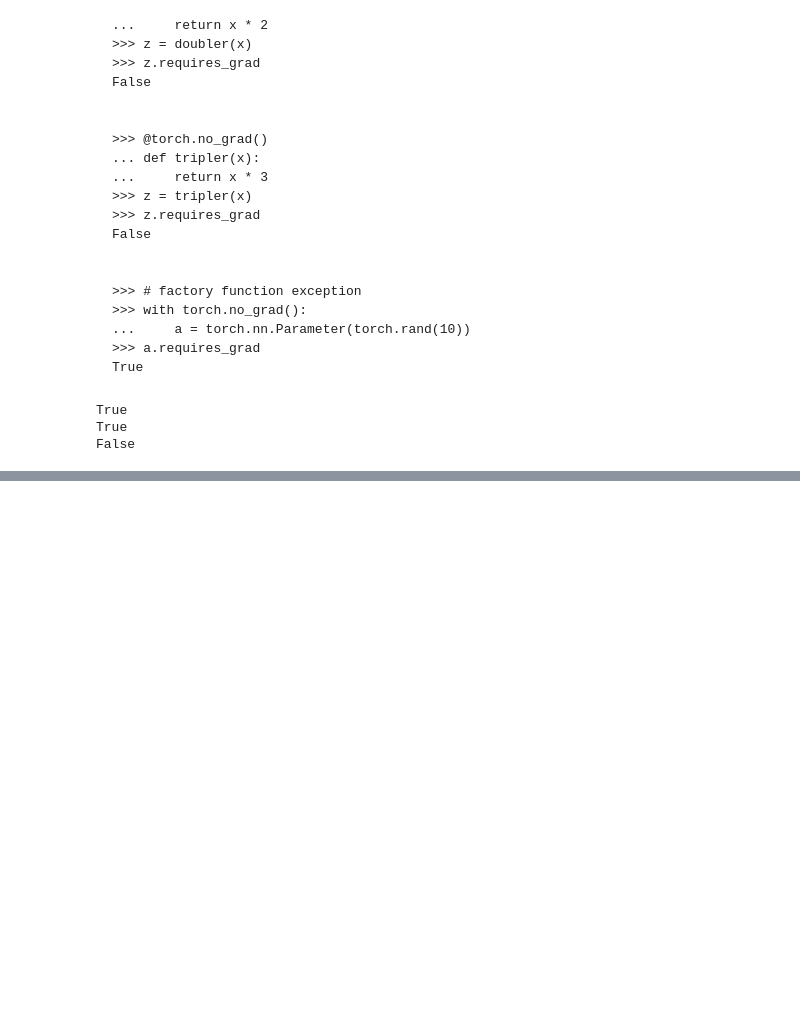
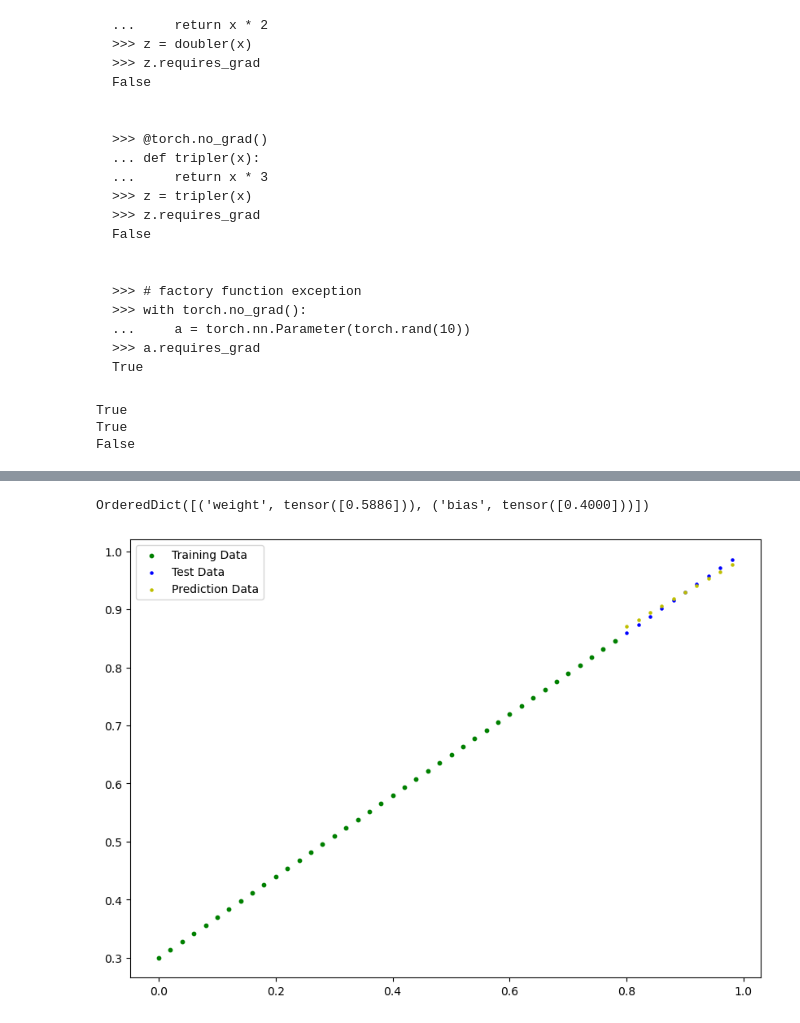
Before and after one commit to azhermurad/PyTorch-For-Deep-Learning, a Jupyter notebook: 2.PyTorch_Workflow/pytorch_workflow.ipynb, the cells around one changed output, grey strips where cells are left out. Saved outputs shown, nothing was run; the diff lists cells and outputs as text; code cells hidden in the pictures; blank space fills up the shorter version.

```diff
--- a/2.PyTorch_Workflow/pytorch_workflow.ipynb
+++ b/2.PyTorch_Workflow/pytorch_workflow.ipynb
@@ -179,5 +175,8 @@ tensor(0.4945)
 # loss function: loss function or cost function is used to measure how wrong our model predict the data
 # optimizers are used to update the parameters of the model using gradient decenct to make them generalize for the data
 
+# loss function
 loss_fun = nn.L1Loss()
-# output = loss_fn(input, target)
+
+# Optimizer  Stochatic Gradient Descent
+optimizer  = torch.optim.SGD(model_0.parameters(),lr=0.01)
@@ -184,2 +185,31 @@ loss_fun = nn.L1Loss()
 # %%
-with torch.no
+epochs = 100
+for epoch in range(epochs):
+    model_0.train()
+
+    # forward pass
+    y_pred = model_0(X_test)
+
+    # loss/error of model
+    loss = loss_fun(y_pred, y_test)
+    print(f"Loss: {loss}")
+     # Backpropagation
+    loss.backward()
+    optimizer.step()
+
+    # this is important step
+    optimizer.zero_grad()
+
+
+    #  testing mode
+
+    model_0.eval()
+    with torch.inference_mode():
+    # with torch.no_grad()
+        test_pred = model_0(X_test)
+        test_loss = loss_fun(test_pred,X_test)
+
+
+    if epoch % 10 == 0:
+        print(f"Epoch: {epoch} | Loss: {loss} | Test Loss: {test_loss}")
+        print(model_0.state_dict(),"\n\n")
@@ -185,0 +234,13 @@ with torch.no
+# %%
+with torch.inference_mode():
+    # with torch.no_grad()
+    new_pred = model_0(X_test)
+    # test_loss = loss_fun(new_pred,X_test)
+# %%
+model_0.state_dict()
+# %% [output]
+OrderedDict([('weight', tensor([0.5886])), ('bias', tensor([0.4000]))])
+# %%
+plot_predictions(prediction=new_pred)
+# %% [output]
+[figure, added]
```
Also changed, not shown: parts of 6 cells of this notebook.
